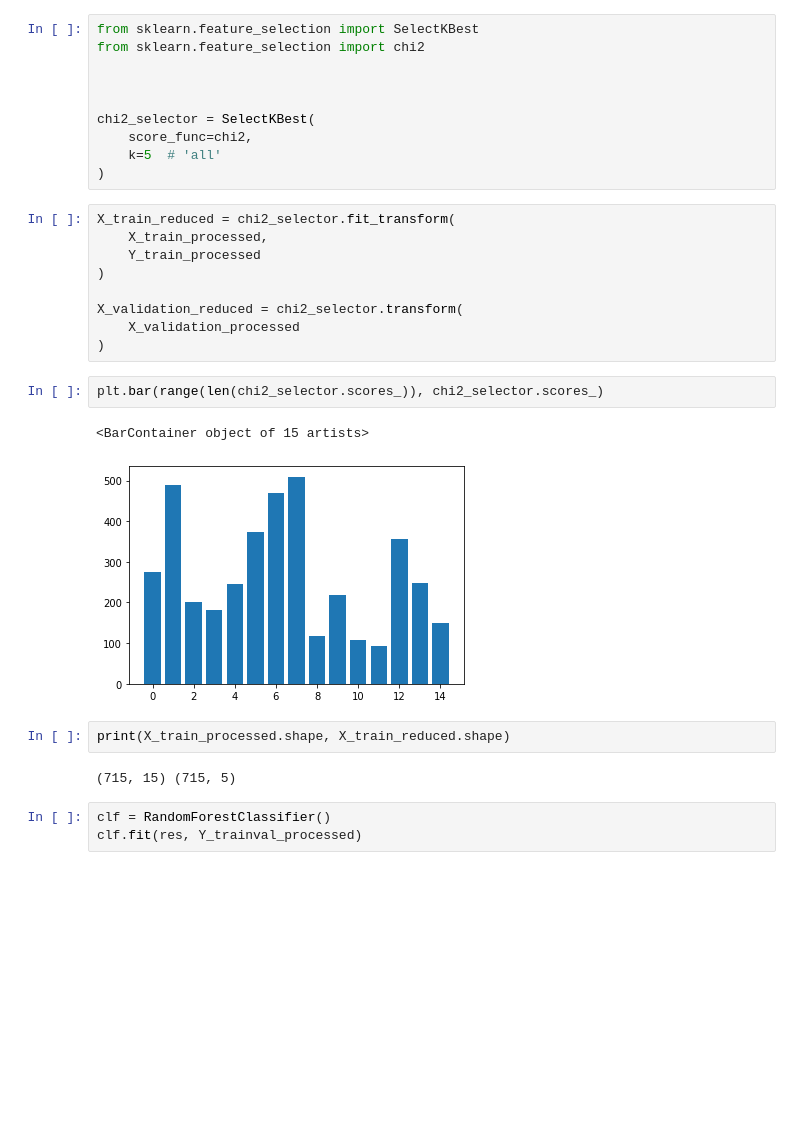
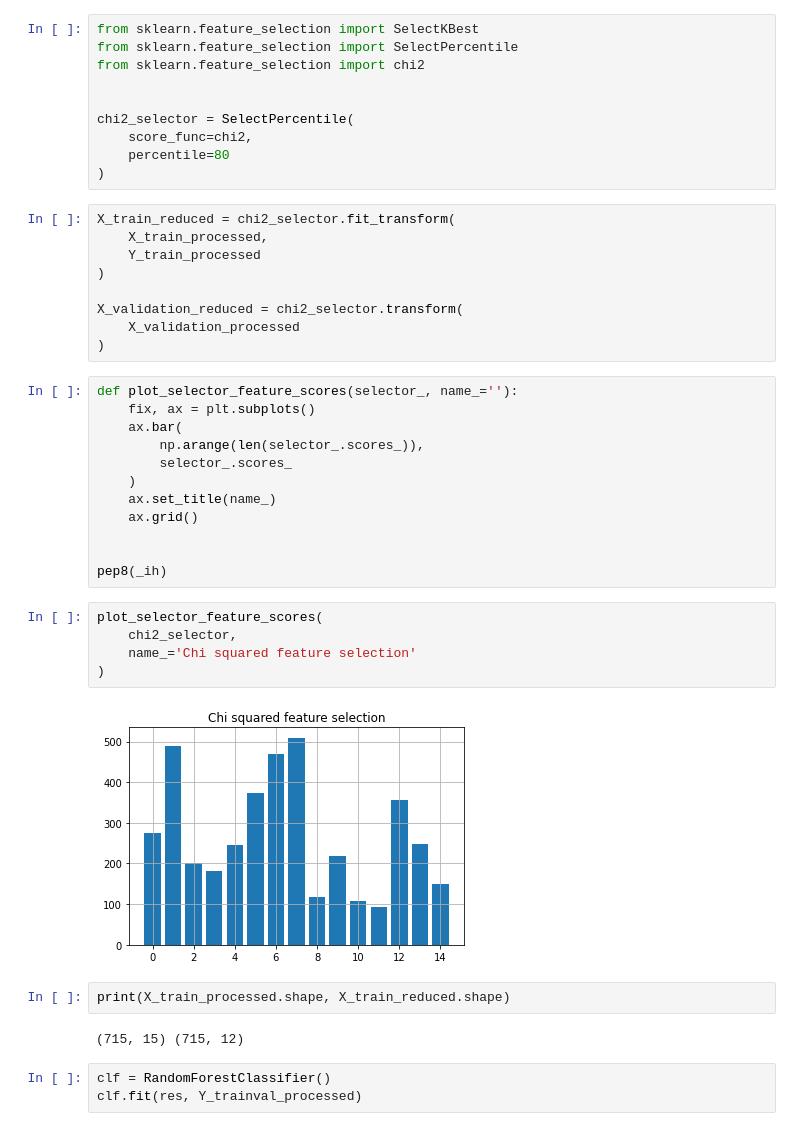
Before and after one commit to PashaIanko/Robust-Feature-Selection, a Jupyter notebook: main.ipynb, the cells around one changed output. Drawn from its saved outputs; the diff is of its cells as text; blank space fills up the shorter version.

Commit message:
Chi squared feature selection

```diff
--- a/main.ipynb
+++ b/main.ipynb
@@ -692,12 +689,12 @@ def plot_feature_selector_scores():
 # %%
 from sklearn.feature_selection import SelectKBest
+from sklearn.feature_selection import SelectPercentile
 from sklearn.feature_selection import chi2
 
 
-
-chi2_selector = SelectKBest(
+chi2_selector = SelectPercentile(
     score_func=chi2,
-    k=5  # 'all'
+    percentile=80
 )
 # %%
 X_train_reduced = chi2_selector.fit_transform(
@@ -708,15 +705,29 @@ X_train_reduced = chi2_selector.fit_transform(
 X_validation_reduced = chi2_selector.transform(
     X_validation_processed
 )
-# %%
-plt.bar(range(len(chi2_selector.scores_)), chi2_selector.scores_)
-# %% [output]
-<BarContainer object of 15 artists>
-[figure, removed]
+# %%
+def plot_selector_feature_scores(selector_, name_=''):
+    fix, ax = plt.subplots()
+    ax.bar(
+        np.arange(len(selector_.scores_)),
+        selector_.scores_
+    )
+    ax.set_title(name_)
+    ax.grid()
+
+
+pep8(_ih)
+# %%
+plot_selector_feature_scores(
+    chi2_selector,
+    name_='Chi squared feature selection'
+)
+# %% [output]
+[figure, added]
 # %%
 print(X_train_processed.shape, X_train_reduced.shape)
 # %% [output]
-(715, 15) (715, 5)
+(715, 15) (715, 12)
 # %%
 clf = RandomForestClassifier()
 clf.fit(res, Y_trainval_processed)
```
Also changed, not shown: parts of 3 cells of this notebook.
